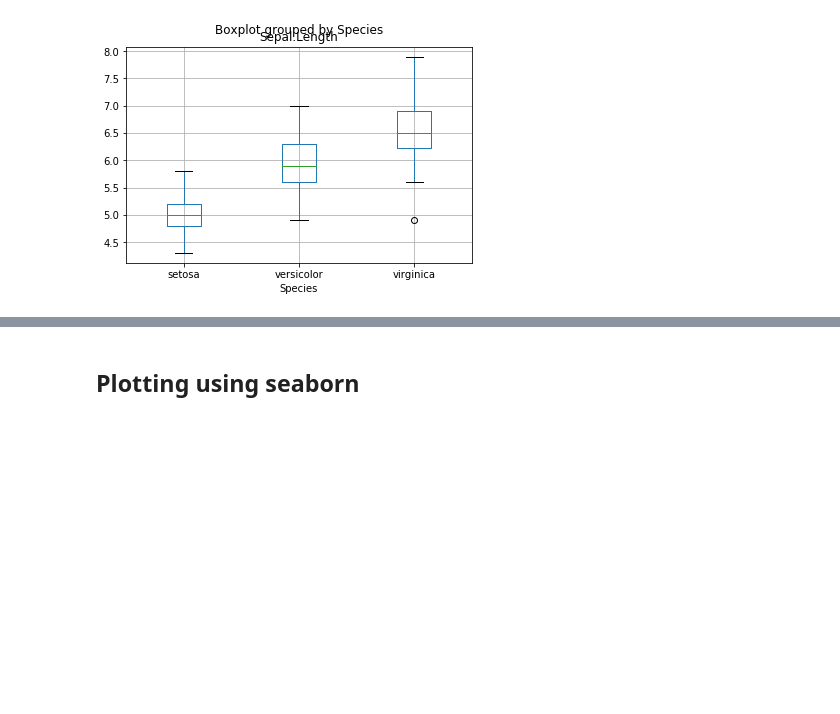
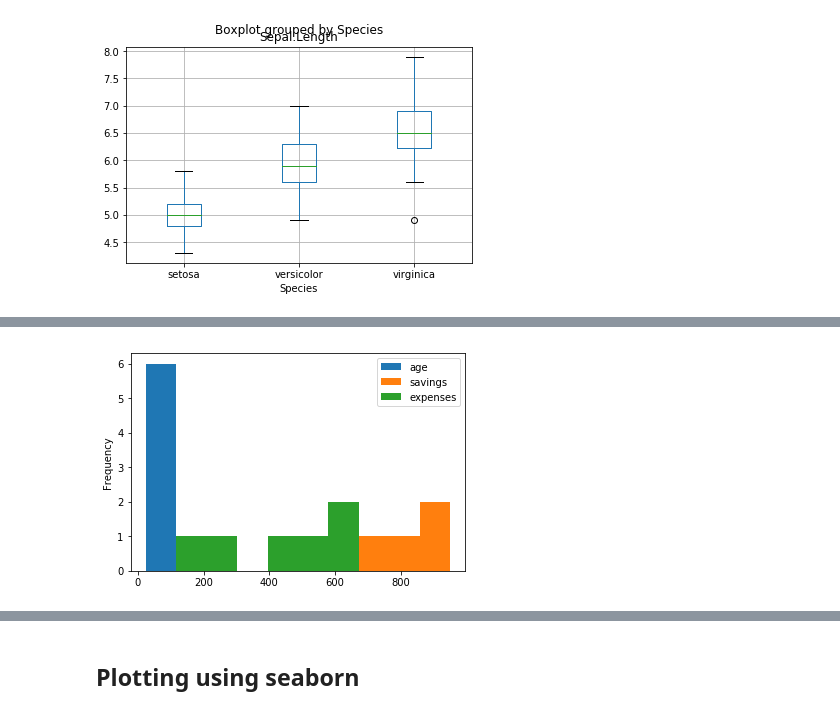
Before and after one commit to sumendar/FoundationOfStatsDSAIMLwithPython-june18, a Jupyter notebook: 08-MatplotlibAndSeaborn/scriptSlides.ipynb, the cells around one changed output, grey strips where cells are left out. Saved outputs shown, nothing was run; the diff lists cells and outputs as text; code cells hidden in the pictures; blank space fills up the shorter version.

```diff
--- a/08-MatplotlibAndSeaborn/scriptSlides.ipynb
+++ b/08-MatplotlibAndSeaborn/scriptSlides.ipynb
@@ -56,0 +94,4 @@ plt.show()
+# %%
+df.plot.hist();
+# %% [output]
+[figure, added]
```
Also changed, not shown: parts of 22 cells of this notebook, 29 other files.
